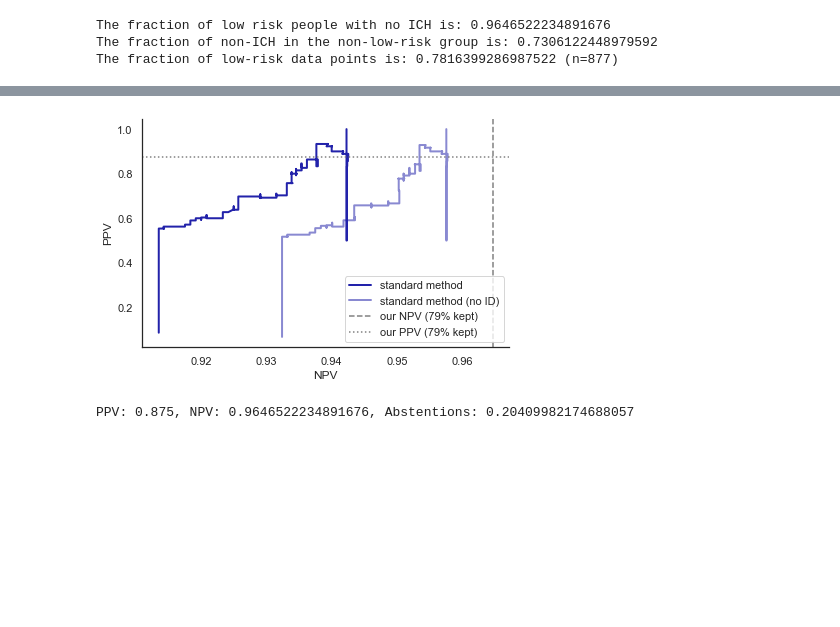
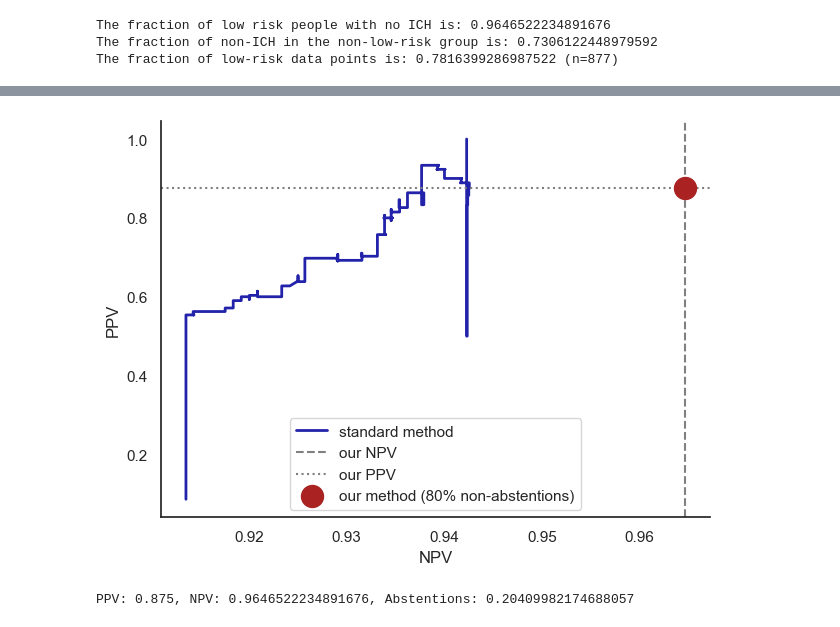
Before and after one commit to aangelopoulos/conformal-triage, a Jupyter notebook: notebooks/selective.ipynb, the cells around one changed output, grey strips where cells are left out. Cells and saved outputs as stored; diff of their text form; code cells hidden in the pictures; blank space fills up the shorter version.

Commit message:
[minor edits to generate ROC tradeoff plots]

```diff
--- a/notebooks/selective.ipynb
+++ b/notebooks/selective.ipynb
@@ -274,26 +274,27 @@ plt.show()
 # %%
 ppv = empirical_highrisk_ich
 ppv_no_id = empirical_highrisk_ich_no_id
 npv = empirical_lowrisk_noich
 npv_no_id = empirical_lowrisk_noich_no_id
-fraction_kept_pct = f"{int((fraction_lowrisk+fraction_highrisk)*100):d}%"
+fraction_kept_pct = f"{int(np.round((fraction_lowrisk+fraction_highrisk)*100)):d}%"
 
 plt.figure()
 plt.plot(lowrisk_correct,highrisk_correct, color='#2222AA', label='standard method', linewidth=2)
-plt.plot(lowrisk_correct_no_id,highrisk_correct_no_id,color='#2222AA88',label='standard method (no ID)', linewidth=2)
-plt.gca().axvline(x=npv,linewidth=1.5,linestyle='--',label=f'our NPV ({fraction_kept_pct} kept)',color='gray')
-plt.gca().axhline(y=ppv,linewidth=1.5,linestyle='dotted',label=f'our PPV ({fraction_kept_pct} kept)',color='gray')
+#plt.plot(lowrisk_correct_no_id,highrisk_correct_no_id,color='#2222AA88',label='standard method (no ID)', linewidth=2)
+plt.gca().axvline(x=npv,linewidth=1.5,linestyle='--',label=f'our NPV',color='gray')
+plt.gca().axhline(y=ppv,linewidth=1.5,linestyle='dotted',label=f'our PPV',color='gray')
+plt.scatter([npv], [ppv], color='#AA2222', s=250, label=f'our method ({fraction_kept_pct} non-abstentions)',zorder=2)
 sns.despine(top=True,right=True)
 plt.legend(loc='best')
 plt.xlabel('NPV')
 plt.ylabel('PPV')
 #plt.xlim(0.9,1)
 #plt.ylim(0,1)
 plt.tight_layout()
 plt.savefig('./plots/PPV_NPV_tradeoff_big.pdf')
 plt.show()
 # %% [output]
-[figure, old version]
+[figure, new version]
 # %%
 print(f"PPV: {ppv}, NPV: {npv}, Abstentions: {1-(fraction_lowrisk+fraction_highrisk)}")
 # %% [output]
```
Also changed, not shown: parts of 5 cells of this notebook, 14 other files.
